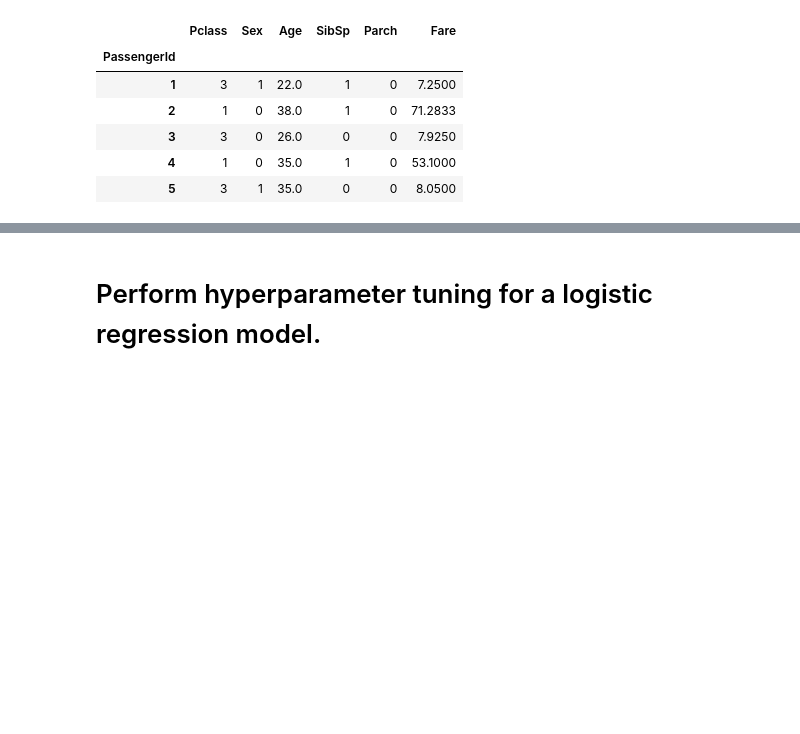
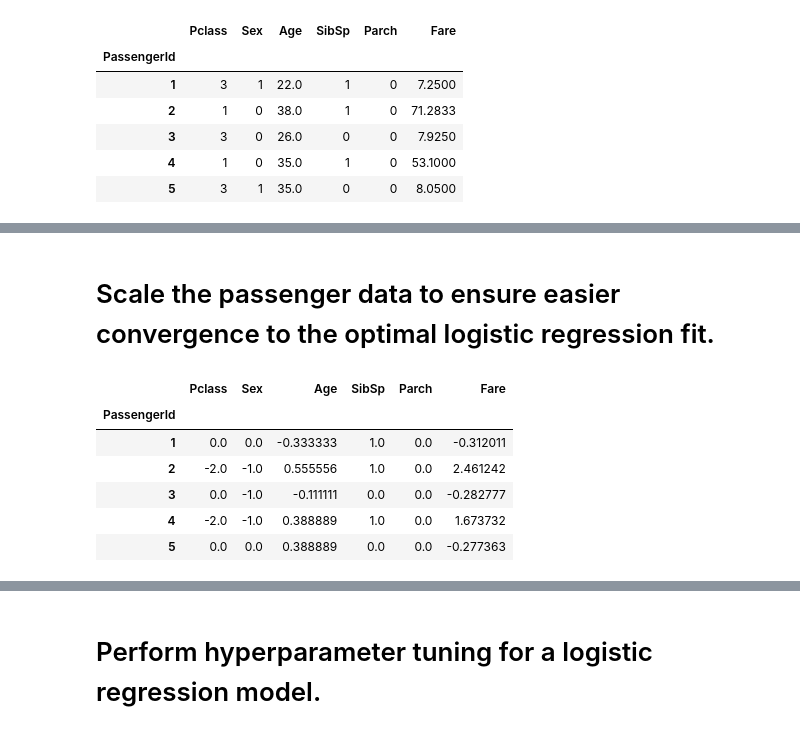
Before and after one commit to darrylgleason/Kaggle_Titanic, a Jupyter notebook: titanic.ipynb, the cells around one changed output, grey strips where cells are left out. Cells and saved outputs as stored; diff of their text form; code cells hidden in the pictures; blank space fills up the shorter version.

```diff
--- a/titanic.ipynb
+++ b/titanic.ipynb
@@ -374,2 +374,22 @@ plt.show()
 [figure]
 [figure]
+# %% [markdown]
+# Scale the passenger data to ensure easier convergence to the optimal logistic regression fit.
+# %%
+# Since several of the categories contain outliers
+# (i.e. > 3 standard deviations from the mean), use
+# a robust scaling method which accounts for outliers.
+robust_scaler = preprocessing.RobustScaler()
+x_train[x_train.columns] = robust_scaler.fit_transform(
+    x_train[x_train.columns])
+
+# View the data to ensure everything scaled properly.
+x_train.head()
+# %% [output]
+|  | Pclass | Sex | Age | SibSp | Parch | Fare |
+| PassengerId |  |  |  |  |  |  |
+| 1 | 0.0 | 0.0 | -0.333333 | 1.0 | 0.0 | -0.312011 |
+| 2 | -2.0 | -1.0 | 0.555556 | 1.0 | 0.0 | 2.461242 |
+| 3 | 0.0 | -1.0 | -0.111111 | 0.0 | 0.0 | -0.282777 |
+| 4 | -2.0 | -1.0 | 0.388889 | 1.0 | 0.0 | 1.673732 |
+| 5 | 0.0 | 0.0 | 0.388889 | 0.0 | 0.0 | -0.277363 |
```
Also changed, not shown: parts of 13 cells of this notebook.
